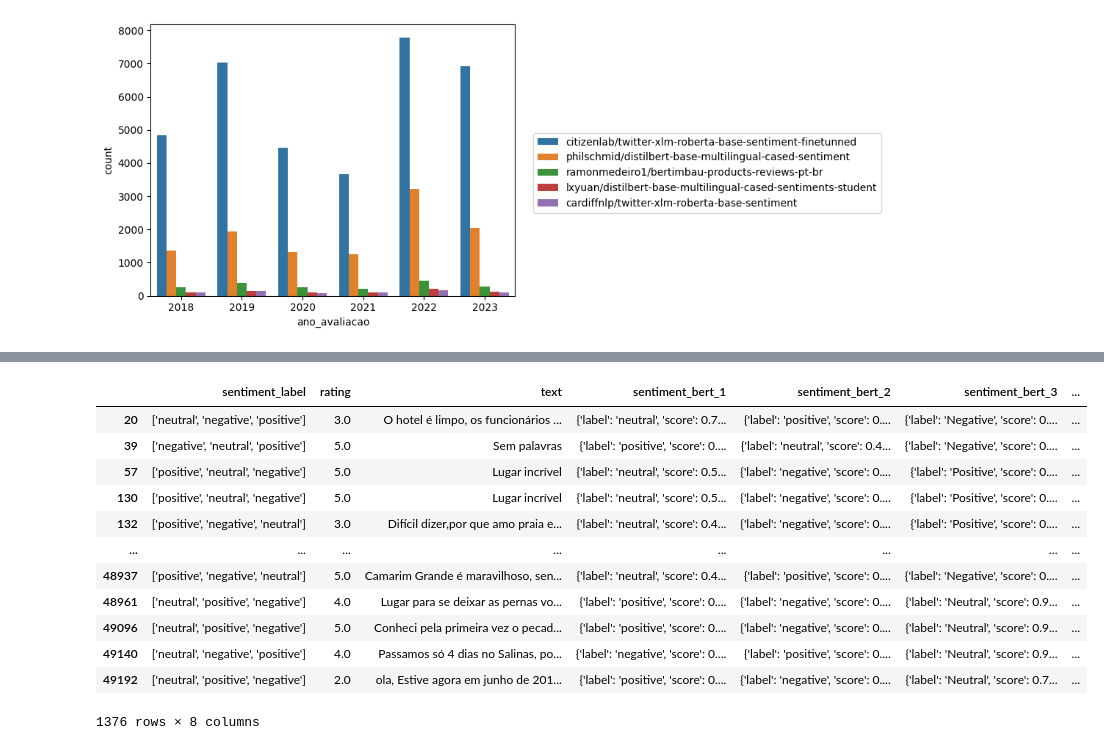
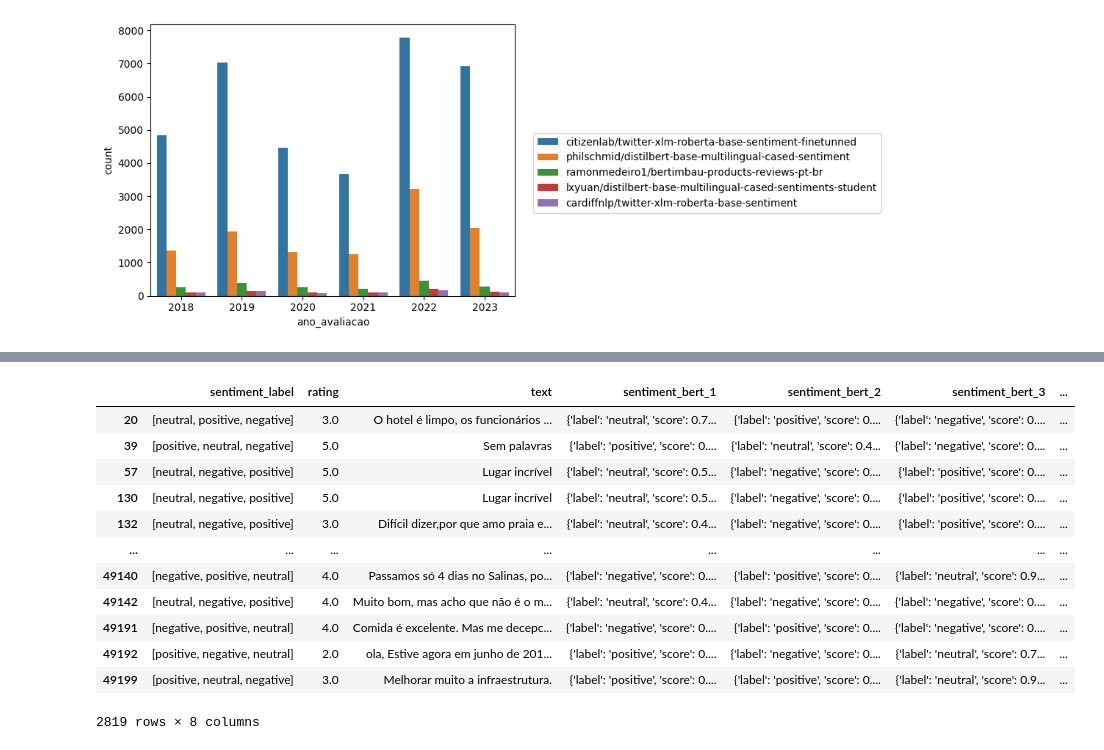
Before and after one commit to emerson-matos/tcc-notebooks, a Jupyter notebook: sentimentos/analise.ipynb, the cells around one changed output, grey strips where cells are left out. Drawn from its saved outputs; the diff is of its cells as text; code cells hidden in the pictures.

```diff
--- a/sentimentos/analise.ipynb
+++ b/sentimentos/analise.ipynb
@@ -667,19 +270,19 @@ teste[teste['sentiment_label'].apply(lambda x: len(ast.literal_eval(x)) == 2)][[
 # %%
-teste[teste['sentiment_label'].apply(lambda x: len(ast.literal_eval(x)) > 2)][['sentiment_label', 'rating', 'text', 'sentiment_bert_1', 'sentiment_bert_2', 'sentiment_bert_3', 'sentiment_bert_4','sentiment_bert_5']]
+teste[teste['sentiment_label'].apply(lambda x: len(x) > 2)][['sentiment_label', 'rating', 'text', 'sentiment_bert_1', 'sentiment_bert_2', 'sentiment_bert_3', 'sentiment_bert_4','sentiment_bert_5']]
 # %% [output]
 |  | sentiment_label | rating | text | sentiment_bert_1 | sentiment_bert_2 | sentiment_bert_3 | ... |
-| 20 | ['neutral', 'negative', 'positive'] | 3.0 | O hotel é limpo, os funcionários ... | {'label': 'neutral', 'score': 0.7... | {'label': 'positive', 'score': 0.... | {'label': 'Negative', 'score': 0.... | ... |
-| 39 | ['negative', 'neutral', 'positive'] | 5.0 | Sem palavras | {'label': 'positive', 'score': 0.... | {'label': 'neutral', 'score': 0.4... | {'label': 'Negative', 'score': 0.... | ... |
-| 57 | ['positive', 'neutral', 'negative'] | 5.0 | Lugar incrível | {'label': 'neutral', 'score': 0.5... | {'label': 'negative', 'score': 0.... | {'label': 'Positive', 'score': 0.... | ... |
-| 130 | ['positive', 'neutral', 'negative'] | 5.0 | Lugar incrível | {'label': 'neutral', 'score': 0.5... | {'label': 'negative', 'score': 0.... | {'label': 'Positive', 'score': 0.... | ... |
-| 132 | ['positive', 'negative', 'neutral'] | 3.0 | Difícil dizer,por que amo praia e... | {'label': 'neutral', 'score': 0.4... | {'label': 'negative', 'score': 0.... | {'label': 'Positive', 'score': 0.... | ... |
+| 20 | [neutral, positive, negative] | 3.0 | O hotel é limpo, os funcionários ... | {'label': 'neutral', 'score': 0.7... | {'label': 'positive', 'score': 0.... | {'label': 'negative', 'score': 0.... | ... |
+| 39 | [positive, neutral, negative] | 5.0 | Sem palavras | {'label': 'positive', 'score': 0.... | {'label': 'neutral', 'score': 0.4... | {'label': 'negative', 'score': 0.... | ... |
+| 57 | [neutral, negative, positive] | 5.0 | Lugar incrível | {'label': 'neutral', 'score': 0.5... | {'label': 'negative', 'score': 0.... | {'label': 'positive', 'score': 0.... | ... |
+| 130 | [neutral, negative, positive] | 5.0 | Lugar incrível | {'label': 'neutral', 'score': 0.5... | {'label': 'negative', 'score': 0.... | {'label': 'positive', 'score': 0.... | ... |
+| 132 | [neutral, negative, positive] | 3.0 | Difícil dizer,por que amo praia e... | {'label': 'neutral', 'score': 0.4... | {'label': 'negative', 'score': 0.... | {'label': 'positive', 'score': 0.... | ... |
 | ... | ... | ... | ... | ... | ... | ... | ... |
-| 48937 | ['positive', 'negative', 'neutral'] | 5.0 | Camarim Grande é maravilhoso, sen... | {'label': 'neutral', 'score': 0.4... | {'label': 'positive', 'score': 0.... | {'label': 'Negative', 'score': 0.... | ... |
-| 48961 | ['neutral', 'positive', 'negative'] | 4.0 | Lugar para se deixar as pernas vo... | {'label': 'positive', 'score': 0.... | {'label': 'negative', 'score': 0.... | {'label': 'Neutral', 'score': 0.9... | ... |
-| 49096 | ['neutral', 'positive', 'negative'] | 5.0 | Conheci pela primeira vez o pecad... | {'label': 'positive', 'score': 0.... | {'label': 'negative', 'score': 0.... | {'label': 'Neutral', 'score': 0.9... | ... |
-| 49140 | ['neutral', 'negative', 'positive'] | 4.0 | Passamos só 4 dias no Salinas, po... | {'label': 'negative', 'score': 0.... | {'label': 'positive', 'score': 0.... | {'label': 'Neutral', 'score': 0.9... | ... |
-| 49192 | ['neutral', 'positive', 'negative'] | 2.0 | ola, Estive agora em junho de 201... | {'label': 'positive', 'score': 0.... | {'label': 'negative', 'score': 0.... | {'label': 'Neutral', 'score': 0.7... | ... |
+| 49140 | [negative, positive, neutral] | 4.0 | Passamos só 4 dias no Salinas, po... | {'label': 'negative', 'score': 0.... | {'label': 'positive', 'score': 0.... | {'label': 'neutral', 'score': 0.9... | ... |
+| 49142 | [neutral, negative, positive] | 4.0 | Muito bom, mas acho que não é o m... | {'label': 'neutral', 'score': 0.4... | {'label': 'negative', 'score': 0.... | {'label': 'negative', 'score': 0.... | ... |
+| 49191 | [negative, positive, neutral] | 4.0 | Comida é excelente. Mas me decepc... | {'label': 'negative', 'score': 0.... | {'label': 'positive', 'score': 0.... | {'label': 'negative', 'score': 0.... | ... |
+| 49192 | [positive, negative, neutral] | 2.0 | ola, Estive agora em junho de 201... | {'label': 'positive', 'score': 0.... | {'label': 'negative', 'score': 0.... | {'label': 'neutral', 'score': 0.7... | ... |
+| 49199 | [positive, neutral, negative] | 3.0 | Melhorar muito a infraestrutura. | {'label': 'positive', 'score': 0.... | {'label': 'positive', 'score': 0.... | {'label': 'neutral', 'score': 0.9... | ... |
-1376 rows × 8 columns
+2819 rows × 8 columns
 # %%
 treinado[treinado.text == 'Sem palavras'][['relative_date', 'likes', 'mes_ano_avaliacao', 'analisar', 'sentiment_bert', 'rating', 'text', 'source']]
 # %% [output]
```
Also changed, not shown: parts of 72 cells of this notebook.
